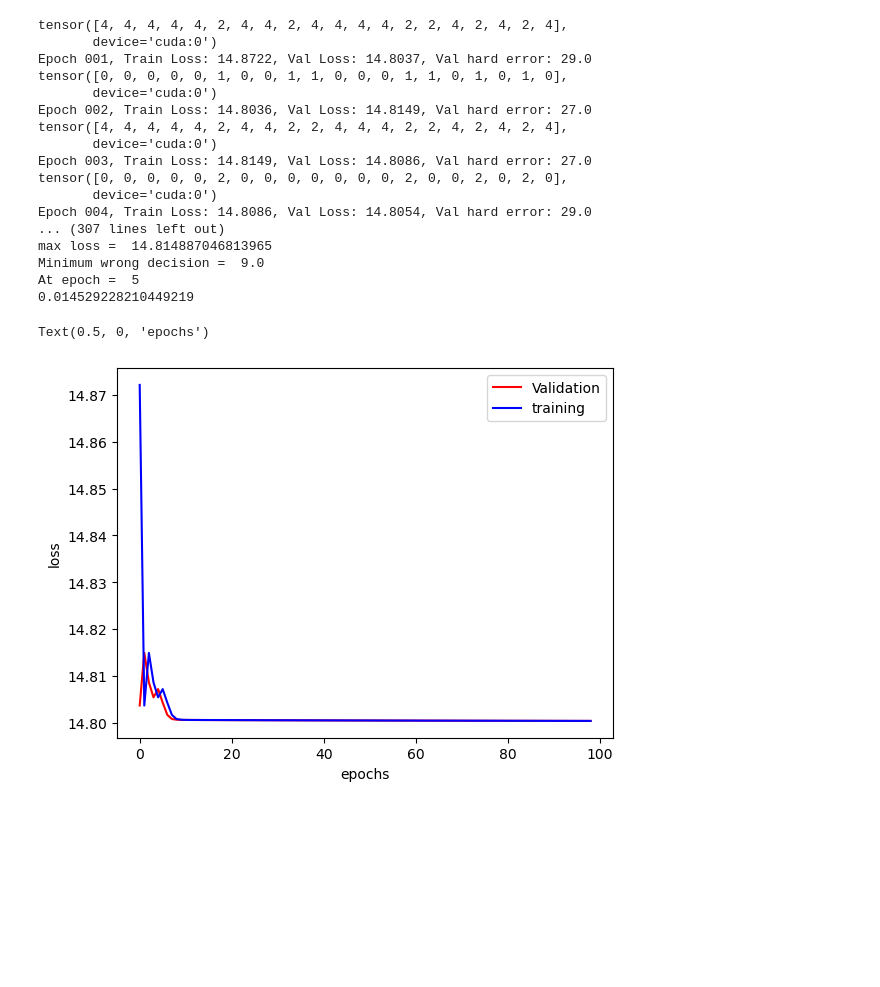
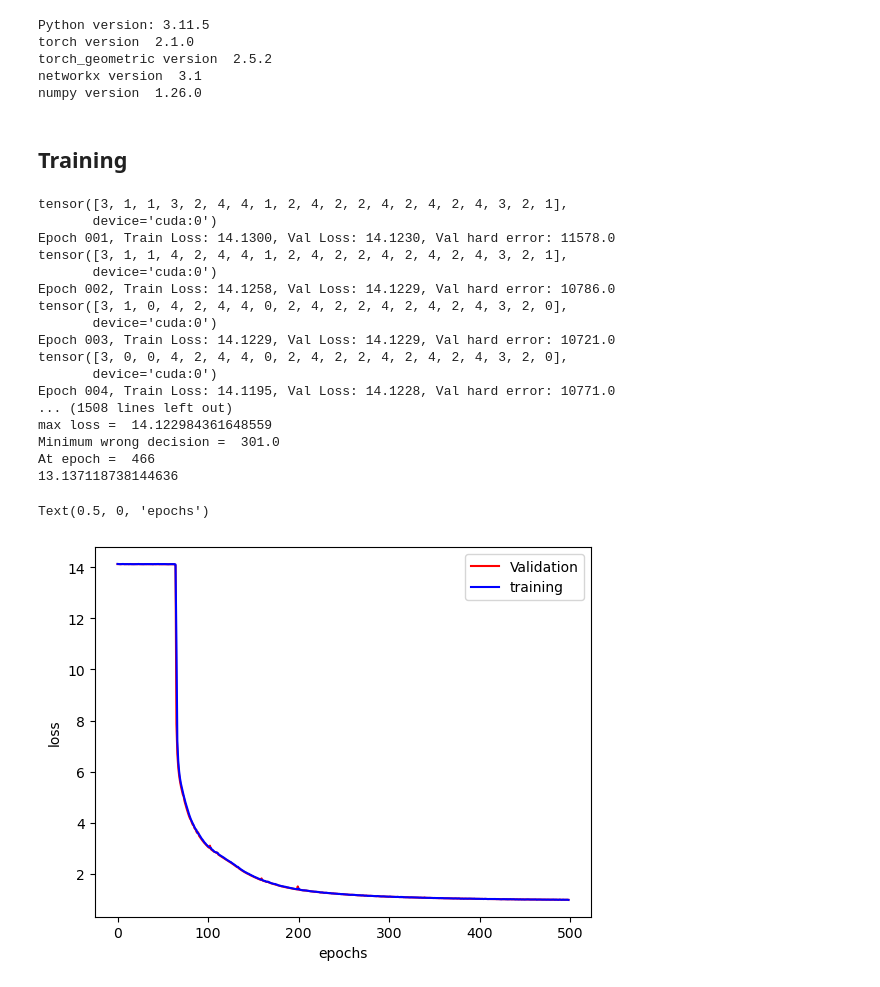
Before and after one commit to abodedaniel/Unsupervised-Graph-Coloring-using-Gated-Graph-Neural-Network, a Jupyter notebook: main.ipynb, the cells around one changed output. Cells and saved outputs as stored; diff of their text form; code cells hidden in the pictures; blank space fills up the shorter version.

```diff
--- a/main.ipynb
+++ b/main.ipynb
@@ -127,49 +30,71 @@ train_graph.x = torch.ones(20,1)
+# %%
+import platform
+print("Python version:", platform.python_version())  #3.11.5
+print('torch version ', torch.__version__)  #2.1.0
+print('torch_geometric version ', torch_geometric.__version__) #2.5.2
+print('networkx version ', nx.__version__) #3.1
+print('numpy version ', np.__version__) #1.26.0
+# %% [output]
+Python version: 3.11.5
+torch version  2.1.0
+torch_geometric version  2.5.2
+networkx version  3.1
+numpy version  1.26.0
+# %%
+# Generate random graphs with same K-colorable
+num_nodes = 20
+max_degree = 4  # Ensures 5-colorable graph
+num_of_training_graphs = 1000 #Number of training graph can be increased for better performance
+graph_list = generate_colorable_graph_list(num_of_training_graphs,num_nodes, max_degree)
+validation_graph_list = generate_colorable_graph_list(200,num_nodes, max_degree)
+graph = to_networkx(graph_list[0])
+# %% [markdown]
+## Training
 # %%
-num_of_layers = 16
-output_embedding_dim = 64
+num_of_layers = 16 #Number of GGNN layers, can be reduced to reduce complexity
+output_embedding_dim = 64  #Size of embedding, can be increased to improve performance, or reduced to reduce complexity
 K = 5 #number of colors
 torch_device = 'cuda'
 model_type = 'GGNN'
 save_name = 'first_run'
-num_of_epochs = 100
+num_of_epochs = 500
 
-train_loader = DataLoader([train_graph], batch_size=1, shuffle=True)
-validation_loader = DataLoader([train_graph], batch_size=1, shuffle=False)
+train_loader = DataLoader(graph_list, batch_size=64, shuffle=True)
+validation_loader = DataLoader(graph_list, batch_size=64, shuffle=False)
 
 model = PICAN(output_embedding_dim, num_of_layers, K, model_type).to(torch_device)
 optimizer = torch.optim.Adagrad(model.parameters(), lr=0.001)
 scheduler = torch.optim.lr_scheduler.StepLR(optimizer, step_size=20, gamma=0.9)
 
 plt.figure()
-loss_, losst_, hard_ = trainmodel('model'+save_name, model, num_of_epochs, scheduler, train_loader,validation_loader, optimizer,torch_device,train_graph.num_nodes,K) #xyzg not BN()StraightThroughEstimator
+loss_, losst_, hard_ = trainmodel('model'+save_name, model, num_of_epochs, scheduler, train_loader,validation_loader, optimizer,torch_device,num_nodes,K) #xyzg not BN()StraightThroughEstimator
 print('min loss = ', np.min(np.array(loss_)))
 print('At epoch ', np.argmin(np.array(loss_)))
 print('max loss = ', np.max(np.array(loss_)))
 print('Minimum wrong decision = ', np.min(np.array(hard_)))
 print('At epoch = ', np.argmin(np.array(hard_)))
 print(np.max(np.array(loss_)) - np.min(np.array(loss_)))
 plt.plot(np.array(loss_), 'r', np.array(losst_), 'b')
 plt.legend(('Validation','training'))
 plt.ylabel('loss')
 plt.xlabel('epochs')
-#sio.savemat('train_loss_data/loss_performance'+save_name+'.mat',{'val_loss':loss_,'tr_loss':losst_,'hard loss':hard_})
 # %% [output]
-tensor([4, 4, 4, 4, 4, 2, 4, 4, 2, 4, 4, 4, 4, 2, 2, 4, 2, 4, 2, 4],
+tensor([3, 1, 1, 3, 2, 4, 4, 1, 2, 4, 2, 2, 4, 2, 4, 2, 4, 3, 2, 1],
        device='cuda:0')
-Epoch 001, Train Loss: 14.8722, Val Loss: 14.8037, Val hard error: 29.0
-tensor([0, 0, 0, 0, 0, 1, 0, 0, 1, 1, 0, 0, 0, 1, 1, 0, 1, 0, 1, 0],
+Epoch 001, Train Loss: 14.1300, Val Loss: 14.1230, Val hard error: 11578.0
+tensor([3, 1, 1, 4, 2, 4, 4, 1, 2, 4, 2, 2, 4, 2, 4, 2, 4, 3, 2, 1],
        device='cuda:0')
-Epoch 002, Train Loss: 14.8036, Val Loss: 14.8149, Val hard error: 27.0
-tensor([4, 4, 4, 4, 4, 2, 4, 4, 2, 2, 4, 4, 4, 2, 2, 4, 2, 4, 2, 4],
+Epoch 002, Train Loss: 14.1258, Val Loss: 14.1229, Val hard error: 10786.0
+tensor([3, 1, 0, 4, 2, 4, 4, 0, 2, 4, 2, 2, 4, 2, 4, 2, 4, 3, 2, 0],
        device='cuda:0')
-Epoch 003, Train Loss: 14.8149, Val Loss: 14.8086, Val hard error: 27.0
-tensor([0, 0, 0, 0, 0, 2, 0, 0, 0, 0, 0, 0, 0, 2, 0, 0, 2, 0, 2, 0],
+Epoch 003, Train Loss: 14.1229, Val Loss: 14.1229, Val hard error: 10721.0
+tensor([3, 0, 0, 4, 2, 4, 4, 0, 2, 4, 2, 2, 4, 2, 4, 2, 4, 3, 2, 0],
        device='cuda:0')
-Epoch 004, Train Loss: 14.8086, Val Loss: 14.8054, Val hard error: 29.0
-... (307 lines left out)
-max loss =  14.814887046813965
-Minimum wrong decision =  9.0
-At epoch =  5
-0.014529228210449219
+Epoch 004, Train Loss: 14.1195, Val Loss: 14.1228, Val hard error: 10771.0
+... (1508 lines left out)
+max loss =  14.122984361648559
+Minimum wrong decision =  301.0
+At epoch =  466
+13.137118738144636
 Text(0.5, 0, 'epochs')
-[figure, old version]
+[figure, new version]
```
Also changed, not shown: parts of 11 cells of this notebook.
